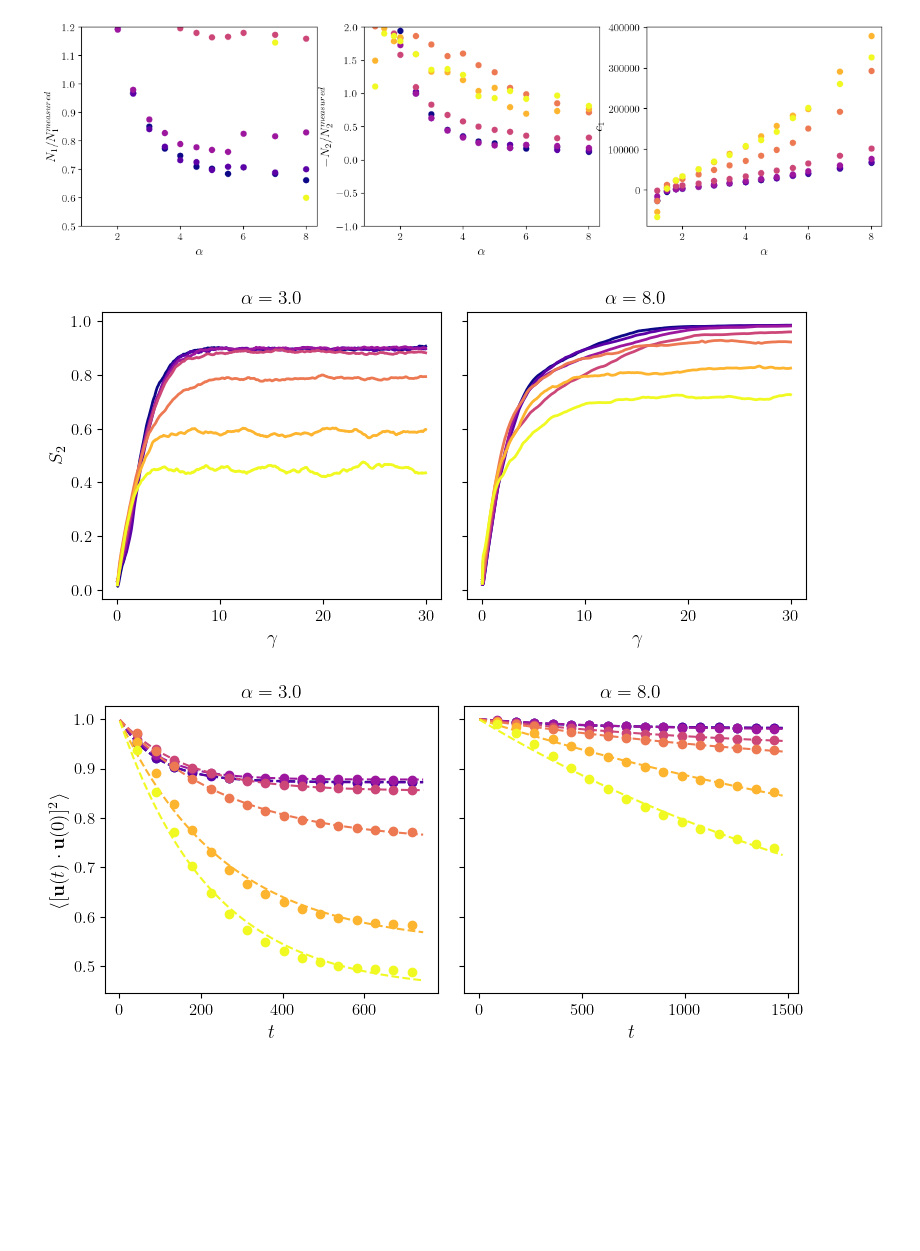
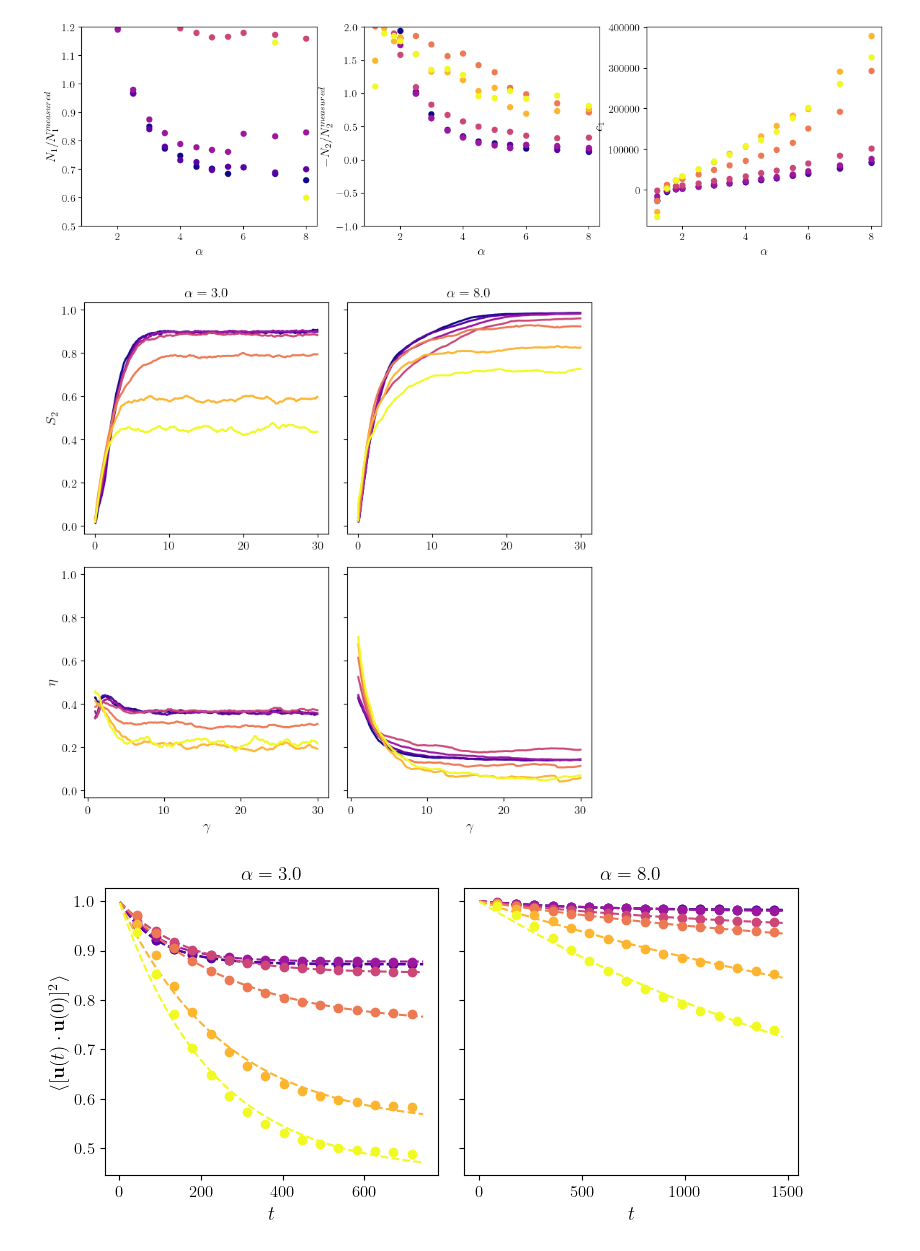
Before and after one commit to JBil8/Data_processing_orientations, a Jupyter notebook: maier_3d.ipynb, the cells around one changed output. Drawn from its saved outputs; the diff is of its cells as text; code cells hidden in the pictures; blank space fills up the shorter version.

```diff
--- a/maier_3d.ipynb
+++ b/maier_3d.ipynb
@@ -200,10 +218,15 @@ S4_tensor = np.zeros((len(cofs), len(Is), len(aspect_ratios), 3, 3, 3, 3))
 # Initialize arrays to store strains, S2_over_time, times, and oacf
 strains = np.zeros((len(cofs), len(Is), len(aspect_ratios), 3200))
 S2_over_time = np.zeros((len(cofs), len(Is), len(aspect_ratios), 3200))
+angle_over_time = np.zeros((len(cofs), len(Is), len(aspect_ratios), 3200))
 times = np.zeros((len(cofs), len(Is), len(aspect_ratios), 510))
 oacf = np.zeros((len(cofs), len(Is), len(aspect_ratios), 510))
 tau_r = np.zeros((len(cofs), len(Is), len(aspect_ratios)))
 A_infty = np.zeros((len(cofs), len(Is), len(aspect_ratios)))
+# Initialize arrays for omega, screening_jeffrey, error_screening, and angle_over_time
+omega = np.zeros((len(cofs), len(Is), len(aspect_ratios), 3))
+screening_jeffrey = np.zeros((len(cofs), len(Is), len(aspect_ratios)))
+error_screening = np.zeros((len(cofs), len(Is), len(aspect_ratios)))
 
 
 for i_cof, fixed_cof in enumerate(cofs):
@@ -212,7 +235,8 @@ for i_cof, fixed_cof in enumerate(cofs):
           U_fitted_temp, phi_temp, phi_fluct_temp, D_r_temp, shear_rate_temp,
           rmse_temp, n1_diff_temp, n2_diff_temp, p_yy_temp, p_xy_temp,
           S2_tensor_temp, S4_tensor_temp,
-          strains_temp, S2_over_time_temp, times_temp, oacf_temp, tau_r_temp, A_infty_temp
+          strains_temp, S2_over_time_temp, times_temp, oacf_temp, tau_r_temp, A_infty_temp,
+          omega_temp, screening_jeffrey_temp, error_screening_temp, angle_over_time_temp
           ) = read_pdf_theta(directory, fixed_cof, fixed_I, aspect_ratios)
 
         for i_alpha in range(len(aspect_ratios)):
@@ -237,6 +261,10 @@ for i_cof, fixed_cof in enumerate(cofs):
             oacf[i_cof, i_I, i_alpha, :len(oacf_temp[i_alpha])] = oacf_temp[i_alpha]
             tau_r[i_cof, i_I, i_alpha] = tau_r_temp[i_alpha]
             A_infty[i_cof, i_I, i_alpha] = A_infty_temp[i_alpha]
+            omega[i_cof, i_I, i_alpha, :] = omega_temp[i_alpha, :]
+            screening_jeffrey[i_cof, i_I, i_alpha] = screening_jeffrey_temp[i_alpha]
+            error_screening[i_cof, i_I, i_alpha] = error_screening_temp[i_alpha]
+            angle_over_time[i_cof, i_I, i_alpha, :len(angle_over_time_temp[i_alpha])] = angle_over_time_temp[i_alpha]
 # %%
 # plot the biaxiality as a function of aspect ratio for different cof and Is
 cmap = plt.cm.plasma
@@ -454,10 +428,10 @@ for i_I, I_val in enumerate(Is):
     plt.ylabel("$\\lambda_2-\\lambda_3$")
     # plt.ylim(-0.0, 0.33)
     plt.axhline(0.0, color='k', linestyle='--', linewidth=1.5, label="Uniaxial limit")
-    plt.axhline(0.5, color='k', linestyle=':', linewidth=1.5, label="Maximum biaxiality")
+    # plt.axhline(0.5, color='k', linestyle=':', linewidth=1.5, label="Maximum biaxiality")
     # plt.legend(title="$\\mu_p =$", bbox_to_anchor=(1.1, 1.0), fontsize=10)
     plt.grid(True)
     plt.tight_layout()
-    plt.savefig(f"biaxiality_vs_alpha_I_{I_val}.png", dpi=300, bbox_inches='tight')
+    # plt.savefig(f"biaxiality_vs_alpha_I_{I_val}.png", dpi=300, bbox_inches='tight')
     plt.show()
 # %% [output]
@@ -839,39 +813,51 @@ Text(0.5, 0, '$\\alpha$')
 # %%
 # plot s2 over time for a fixd alpha and different cofs
 alpha_indexs = [5, 13]
 alpha_values = aspect_ratios[alpha_indexs]
 
 cmap = plt.cm.plasma
 colors_cof = [cmap(i / (len(cofs) - 1)) for i in range(len(cofs))]
 
 
-fig, ax = plt.subplots(1, len(alpha_values), figsize=(4*len(alpha_values), 4), sharey=True)
+fig, ax = plt.subplots(2, len(alpha_values), figsize=(4*len(alpha_values), 8), sharey=True)
 for i, alpha_index in enumerate(alpha_indexs):
     for i_cof, cof_val in enumerate(cofs):
         # remove trailing zeros to arrays
         gamma = strains[i_cof, 0, alpha_index, :]
         S2_t = S2_over_time[i_cof, 0, alpha_index, :]
+        eta = angle_over_time[i_cof, 0, alpha_index, :]
 
         gamma = np.where(gamma != 0, gamma, np.nan)  # Replace zeros with NaN for better plotting
         S2_t = np.where(S2_t != 0, S2_t, np.nan)  # Replace zeros with NaN for better plotting
+        eta = np.where(eta != 0, eta, np.nan)
 
-        ax[i].plot(
+        ax[0][i].plot(
             gamma,
             S2_t,
             label=f"{cof_val}",
             color=colors_cof[i_cof],
             linewidth = 2,
             # marker='o'
         )
 
-    ax[i].set_title(f"$\\alpha = {alpha_values[i]}$")
-    ax[i].set_xlabel("$\\gamma$")
+        ax[1][i].plot(
+            gamma[100:],
+            eta[100:],
+            label=f"{cof_val}",
+            color=colors_cof[i_cof],
+            linewidth = 2,
+            # marker='o'
+        )
 
-ax[0].set_ylabel("$S_2$")
+    ax[0, i].set_title(f"$\\alpha = {alpha_values[i]}$")
+    ax[1, i].set_xlabel("$\\gamma$")
+
+ax[0, 0].set_ylabel("$S_2$")
+ax[1, 0].set_ylabel("$\\eta$")
 fig.tight_layout()
 fig.savefig(f"S2_over_time_vs_gamma_alpha.png", dpi=300, bbox_inches='tight')
 # %% [output]
-[figure, old version]
+[figure, new version]
 # %%
 # plot oacf over time
 
```
Also changed, not shown: parts of 18 cells of this notebook, 1 other file.
